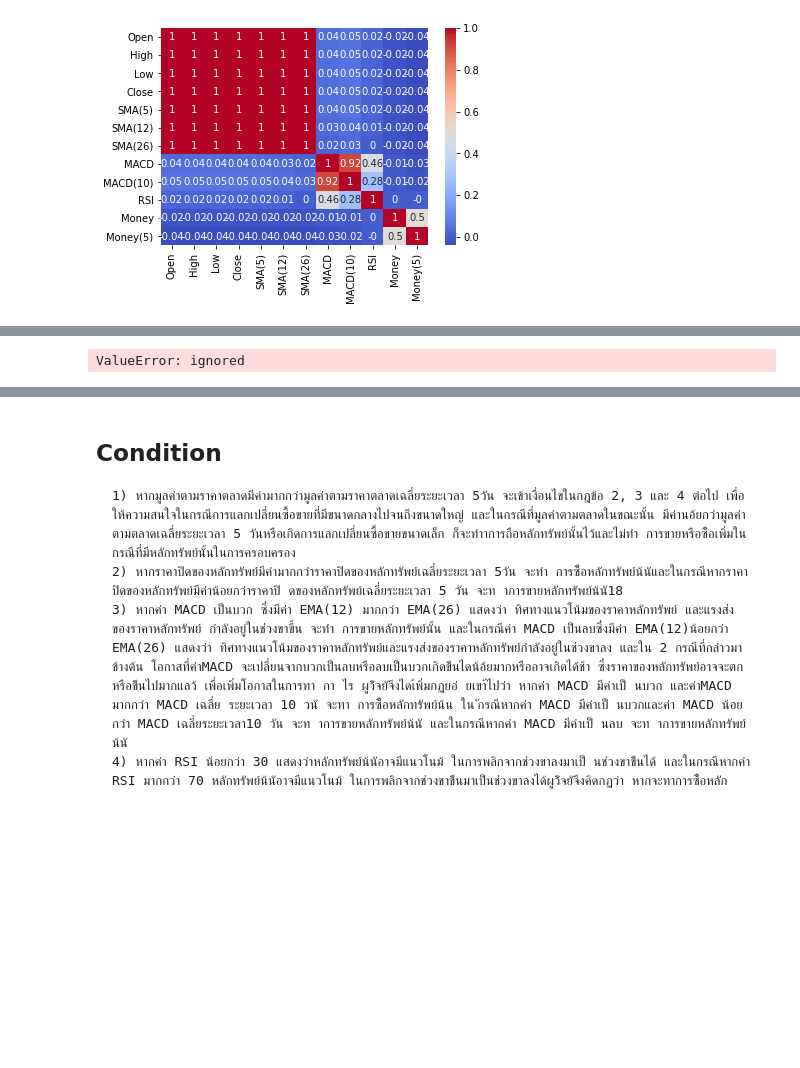
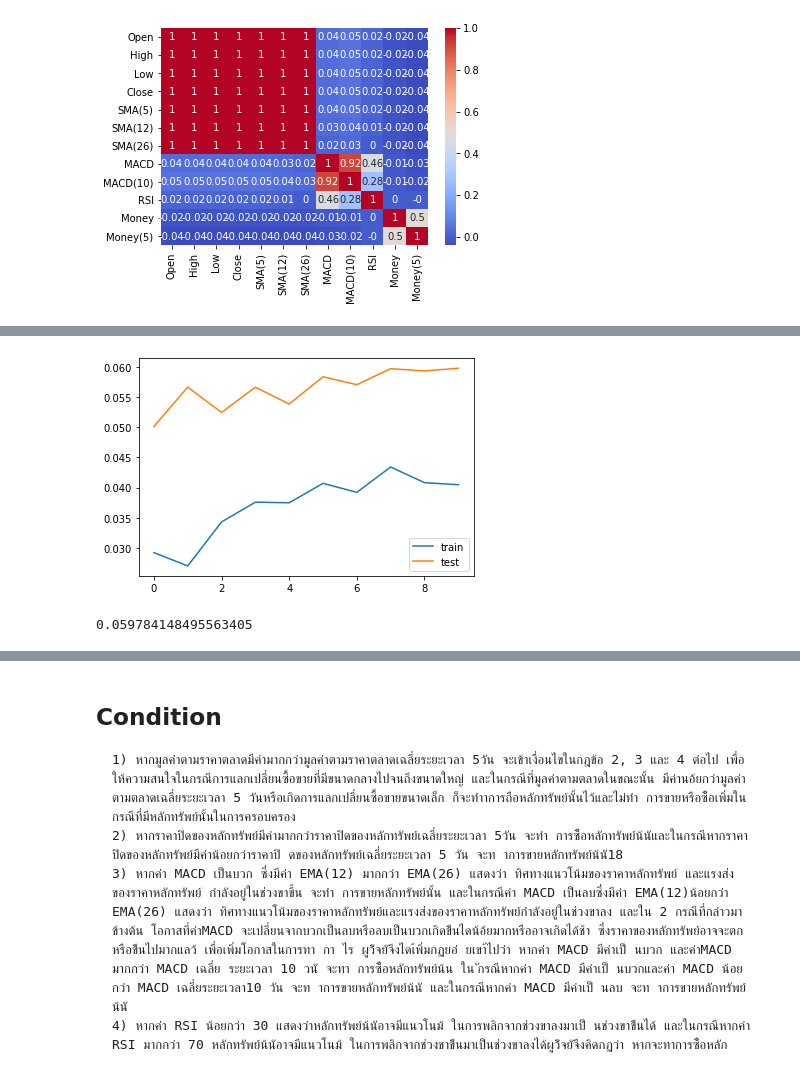
Before and after one commit to sarisppp/PJ63_CE18, a Jupyter notebook: pj63.ipynb, the cells around one changed output, grey strips where cells are left out. Drawn from its saved outputs; the diff is of its cells as text; code cells hidden in the pictures; blank space fills up the shorter version.

Commit message:
add-model

```diff
--- a/pj63.ipynb
+++ b/pj63.ipynb
@@ -285,13 +315,13 @@ from keras.layers import LSTM
 
 # สร้าง LSTM network ด้วย library Keras โดยกำหนดขนาด hidden layer(50) และ shape ของข้อมูล input(#rows x #features)
 model = Sequential()
-model.add(LSTM(10, input_shape=(train_X.shape[1], train_X.shape[2])))
+model.add(LSTM(200, input_shape=(train_X.shape[1], train_X.shape[2])))
 # สร้าง hidden layer ตามขนาด output หรือ จำนวนวันที่ต้องการ forecast (3)
 model.add(Dense(3))
 model.compile(loss='mae', optimizer='adam')
 
 # train โมเดล และเก็บ log
-history = model.fit(train_X, train_y, epochs=100, batch_size=72, validation_data=(test_X, test_y), verbose=2, shuffle=False)
+history = model.fit(train_X, train_y, epochs=10, batch_size=72, validation_data=(test_X, test_y), verbose=2, shuffle=False)
 
 # พล็อตค่า train&test loss
 plt.plot(history.history['loss'], label='train')
@@ -303,4 +352,10 @@ Epoch 1/100
-ValueError: ignored
+[figure, added]
+# %%
+from sklearn.metrics import  mean_squared_error,mean_absolute_error,r2_score
+y_predict = model.predict(test_X)
+mean_absolute_error(test_y,y_predict)
+# %% [output]
+0.059784148495563405
 # %%
 # ทำ prediction
 yhat = model.predict(test_X)
```
Also changed, not shown: parts of 3 cells of this notebook.
